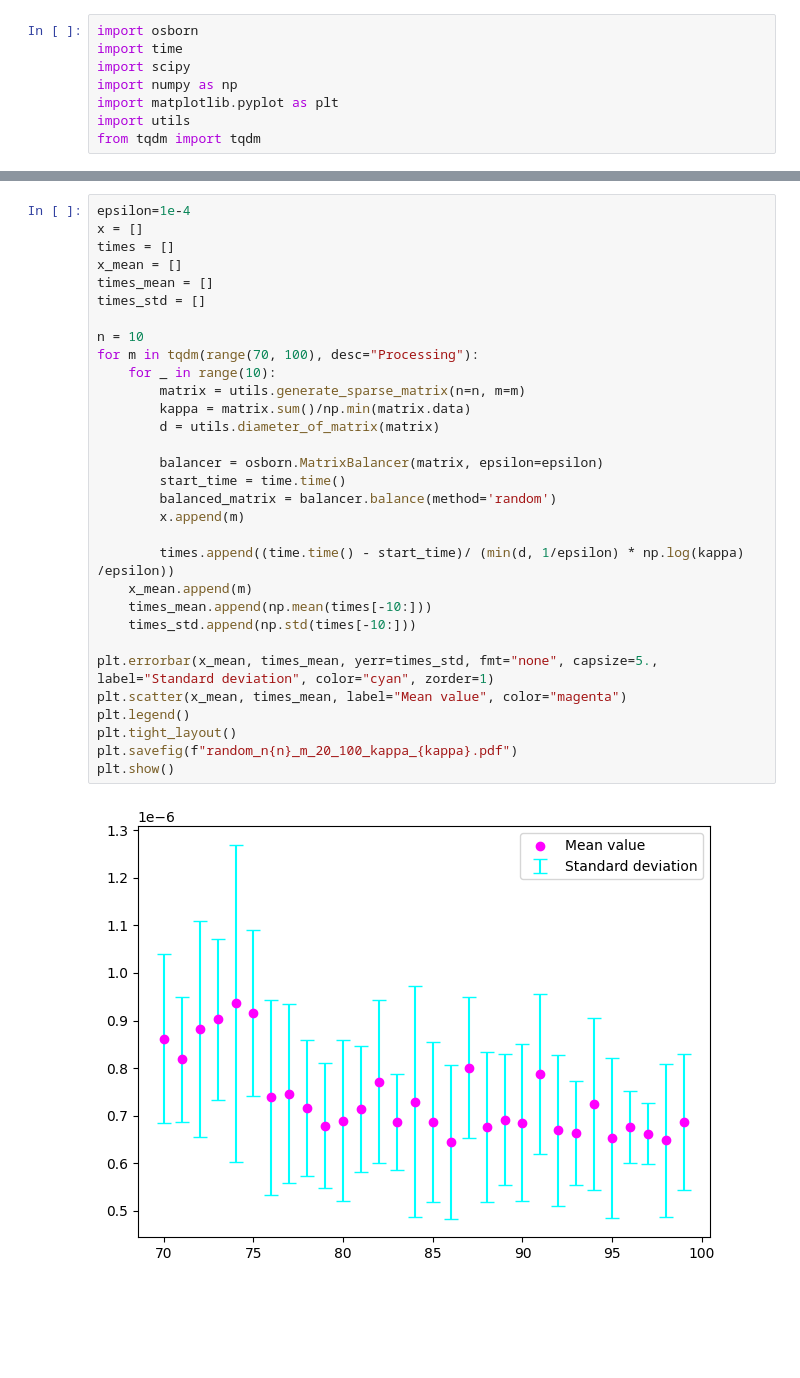
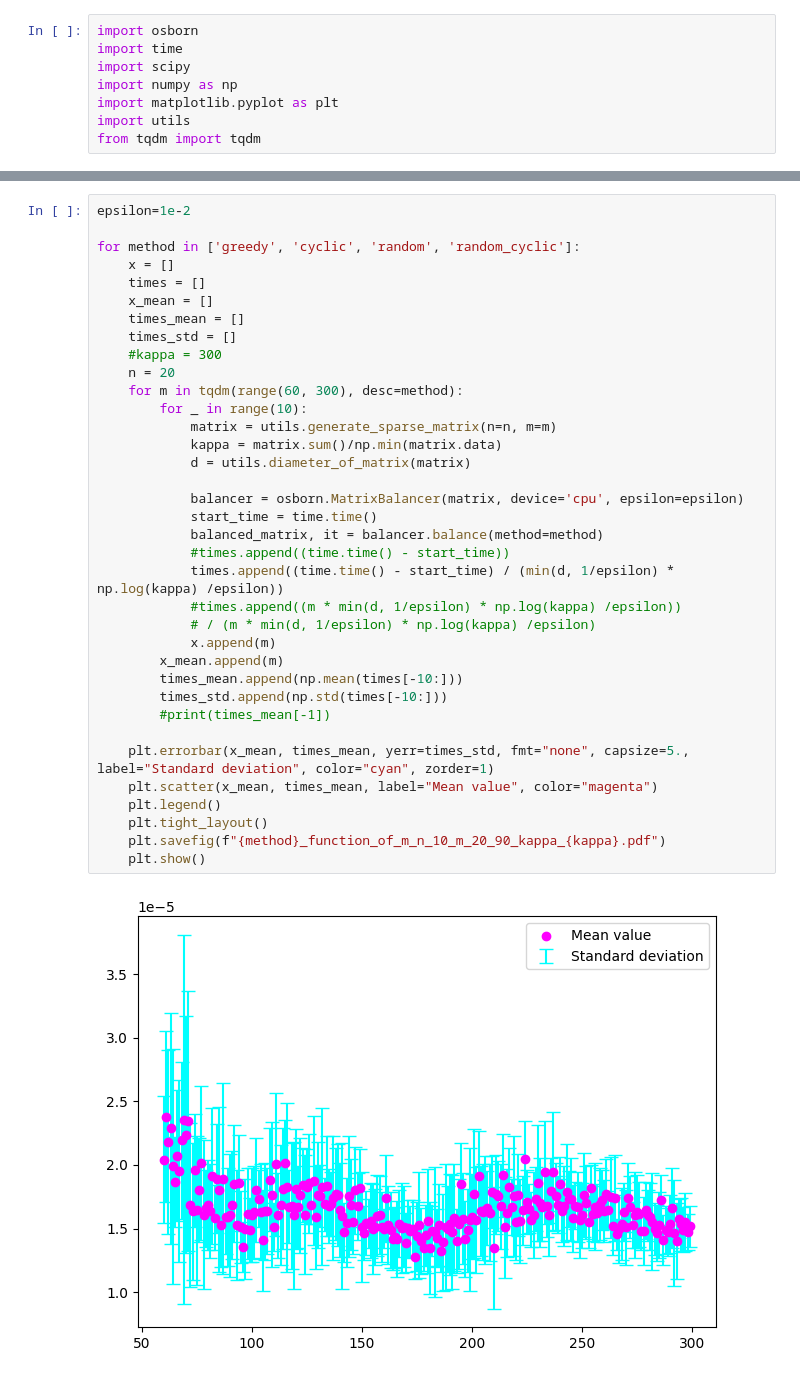
Before and after one commit to alexicanesse/Near-linear-convergence-of-the-Random-Osborne-algorithm-for-Matrix-Balancing, a Jupyter notebook: experiments.ipynb, the cells around one changed output, grey strips where cells are left out. Saved outputs shown, nothing was run; the diff lists cells and outputs as text; blank space fills up the shorter version.

```diff
--- a/experiments.ipynb
+++ b/experiments.ipynb
@@ -15,33 +61,38 @@ from tqdm import tqdm
 # %%
-epsilon=1e-4
-x = []
-times = []
-x_mean = []
-times_mean = []
-times_std = []
+epsilon=1e-2
 
-n = 10
-for m in tqdm(range(70, 100), desc="Processing"):
-    for _ in range(10):
-        matrix = utils.generate_sparse_matrix(n=n, m=m)
-        kappa = matrix.sum()/np.min(matrix.data)
-        d = utils.diameter_of_matrix(matrix)
+for method in ['greedy', 'cyclic', 'random', 'random_cyclic']:
+    x = []
+    times = []
+    x_mean = []
+    times_mean = []
+    times_std = []
+    #kappa = 300
+    n = 20
+    for m in tqdm(range(60, 300), desc=method):
+        for _ in range(10):
+            matrix = utils.generate_sparse_matrix(n=n, m=m)
+            kappa = matrix.sum()/np.min(matrix.data)
+            d = utils.diameter_of_matrix(matrix)
 
-        balancer = osborn.MatrixBalancer(matrix, epsilon=epsilon)
-        start_time = time.time()
-        balanced_matrix = balancer.balance(method='random')
-        x.append(m)
+            balancer = osborn.MatrixBalancer(matrix, device='cpu', epsilon=epsilon)
+            start_time = time.time()
+            balanced_matrix, it = balancer.balance(method=method)
+            #times.append((time.time() - start_time))
+            times.append((time.time() - start_time) / (min(d, 1/epsilon) * np.log(kappa) /epsilon))
+            #times.append((m * min(d, 1/epsilon) * np.log(kappa) /epsilon))
+            # / (m * min(d, 1/epsilon) * np.log(kappa) /epsilon)
+            x.append(m)
+        x_mean.append(m)
+        times_mean.append(np.mean(times[-10:]))
+        times_std.append(np.std(times[-10:]))
+        #print(times_mean[-1])
 
-        times.append((time.time() - start_time)/ (min(d, 1/epsilon) * np.log(kappa) /epsilon))
-    x_mean.append(m)
-    times_mean.append(np.mean(times[-10:]))
-    times_std.append(np.std(times[-10:]))
-
-plt.errorbar(x_mean, times_mean, yerr=times_std, fmt="none", capsize=5., label="Standard deviation", color="cyan", zorder=1)
-plt.scatter(x_mean, times_mean, label="Mean value", color="magenta")
-plt.legend()
-plt.tight_layout()
-plt.savefig(f"random_n{n}_m_20_100_kappa_{kappa}.pdf")
-plt.show()
+    plt.errorbar(x_mean, times_mean, yerr=times_std, fmt="none", capsize=5., label="Standard deviation", color="cyan", zorder=1)
+    plt.scatter(x_mean, times_mean, label="Mean value", color="magenta")
+    plt.legend()
+    plt.tight_layout()
+    plt.savefig(f"{method}_function_of_m_n_10_m_20_90_kappa_{kappa}.pdf")
+    plt.show()
 # %% [output]
-[figure, old version]
+[figure, new version]
```
Also changed, not shown: parts of 9 cells of this notebook.
